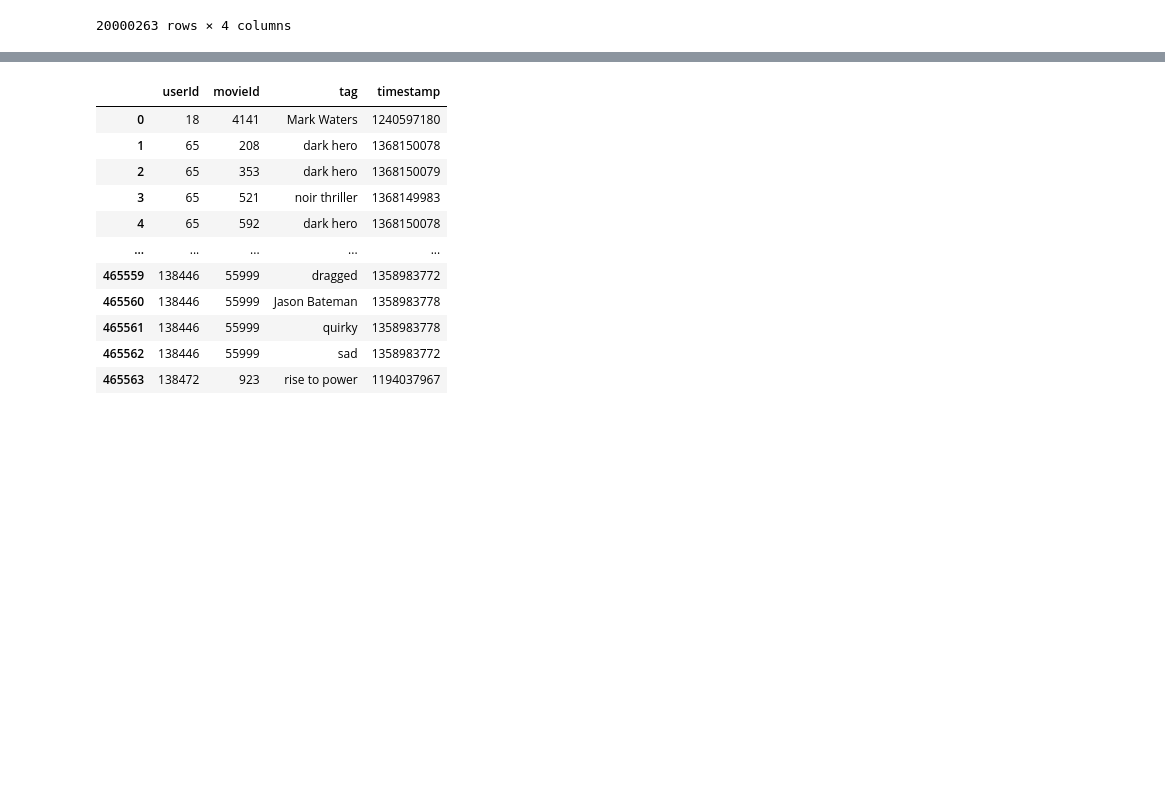
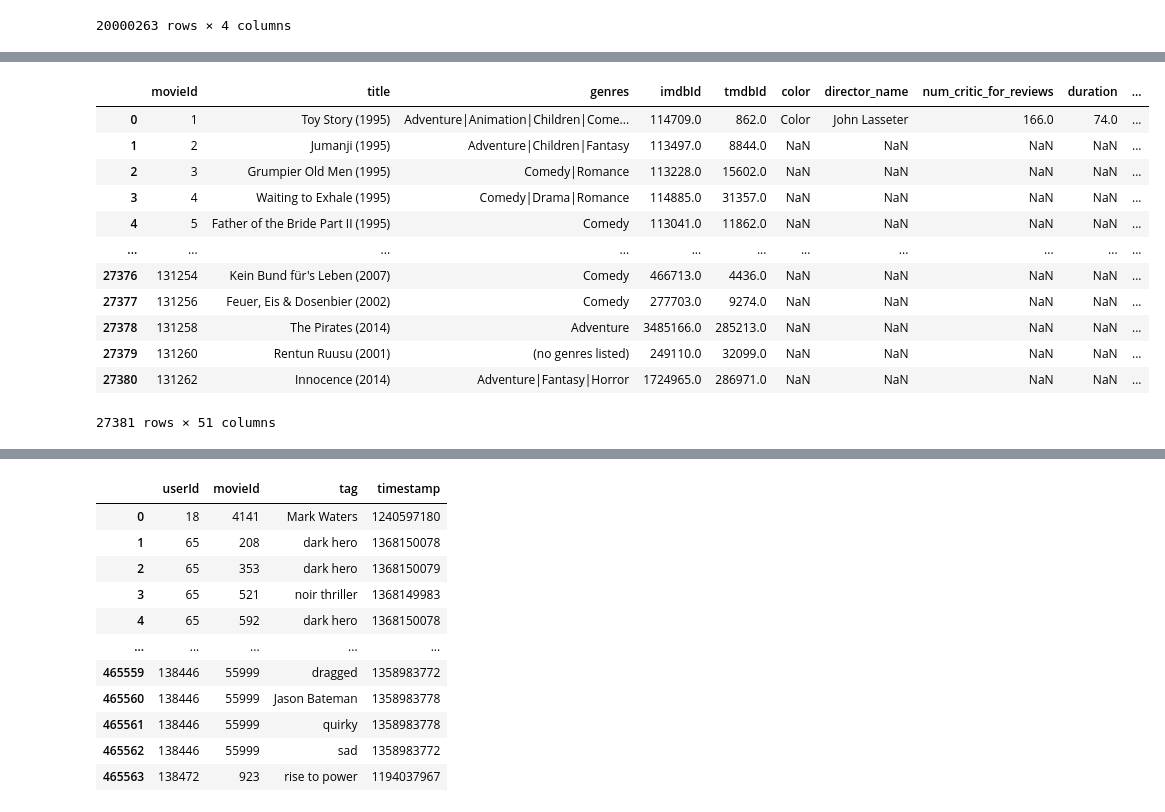
Before and after one commit to RobotB0y/Machine-Learning-for-FE-OR, a Jupyter notebook: movie-recommendation-systems.ipynb, the cells around one changed output, grey strips where cells are left out. Cells and saved outputs as stored; diff of their text form; code cells hidden in the pictures; blank space fills up the shorter version.

Commit message:
Add files via upload
Added IMDB and TMDB Datasets and cleaned notebook

```diff
--- a/movie-recommendation-systems.ipynb
+++ b/movie-recommendation-systems.ipynb
@@ -261,3 +186,8 @@ ratings
 | 20000261 | 138493 | 70286 | 5.0 | 1258126944 |
 | 20000262 | 138493 | 71619 | 2.5 | 1255811136 |
 20000263 rows × 4 columns
+# %%
+imdb_df = pd.read_csv("imdb_metadata.csv",)
+imdb_df["imdbId"] = imdb_df["movie_imdb_link"].apply(lambda x: int(x.split("/")[4][2:]))
+links_imdb = pd.merge(links,imdb_df,on="imdbId",how= "outer")
+links_imdb
@@ -263,0 +208,10 @@ ratings
+# %%
+import json
+tmdb_df = pd.read_csv("tmdb_5000_movies.csv").rename(columns={"id":"tmdbId"})
+tmdb_df.genres = tmdb_df.genres.apply(lambda x: ",".join([el["name"] for el in json.loads(x) ]))
+tmdb_df.keywords = tmdb_df.keywords.apply(lambda x: ",".join([el["name"] for el in json.loads(x) ]))
+tmdb_df.production_companies =tmdb_df.production_companies.apply(lambda x: ",".join([el["name"] for el in json.loads(x) ]))
+tmdb_df.production_countries = tmdb_df.production_countries.apply(lambda x: ",".join([el["name"] for el in json.loads(x) ]))
+tmdb_df.spoken_languages =tmdb_df.spoken_languages.apply(lambda x: ",".join([el["name"] for el in json.loads(x) ]))
+links_tmdb_df_imdb = pd.merge(links_imdb,tmdb_df,on="tmdbId",how ="outer")
+links_tmdb_df_imdb
@@ -264,3 +232,20 @@ ratings
+# %%
+movies = pd.merge(movies,links_tmdb_df_imdb.drop("title",axis =1),on="movieId",how="inner",copy = False)
+movies
+# %% [output]
+|  | movieId | title | genres | imdbId | tmdbId | color | director_name | num_critic_for_reviews | duration | ... |
+| 0 | 1 | Toy Story (1995) | Adventure|Animation|Children|Come... | 114709.0 | 862.0 | Color | John Lasseter | 166.0 | 74.0 | ... |
+| 1 | 2 | Jumanji (1995) | Adventure|Children|Fantasy | 113497.0 | 8844.0 | NaN | NaN | NaN | NaN | ... |
+| 2 | 3 | Grumpier Old Men (1995) | Comedy|Romance | 113228.0 | 15602.0 | NaN | NaN | NaN | NaN | ... |
+| 3 | 4 | Waiting to Exhale (1995) | Comedy|Drama|Romance | 114885.0 | 31357.0 | NaN | NaN | NaN | NaN | ... |
+| 4 | 5 | Father of the Bride Part II (1995) | Comedy | 113041.0 | 11862.0 | NaN | NaN | NaN | NaN | ... |
+| ... | ... | ... | ... | ... | ... | ... | ... | ... | ... | ... |
+| 27376 | 131254 | Kein Bund für's Leben (2007) | Comedy | 466713.0 | 4436.0 | NaN | NaN | NaN | NaN | ... |
+| 27377 | 131256 | Feuer, Eis & Dosenbier (2002) | Comedy | 277703.0 | 9274.0 | NaN | NaN | NaN | NaN | ... |
+| 27378 | 131258 | The Pirates (2014) | Adventure | 3485166.0 | 285213.0 | NaN | NaN | NaN | NaN | ... |
+| 27379 | 131260 | Rentun Ruusu (2001) | (no genres listed) | 249110.0 | 32099.0 | NaN | NaN | NaN | NaN | ... |
+| 27380 | 131262 | Innocence (2014) | Adventure|Fantasy|Horror | 1724965.0 | 286971.0 | NaN | NaN | NaN | NaN | ... |
+27381 rows × 51 columns
 # %%
 plt.rc("font", size=15)
 ratings.rating.value_counts(sort=True).plot(kind='bar')
```
Also changed, not shown: parts of 94 cells of this notebook, 1 other file.
